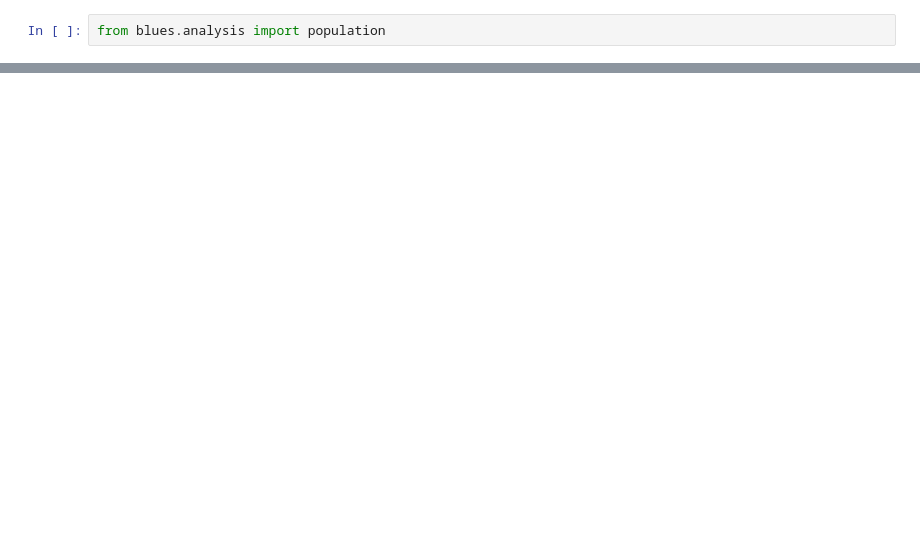
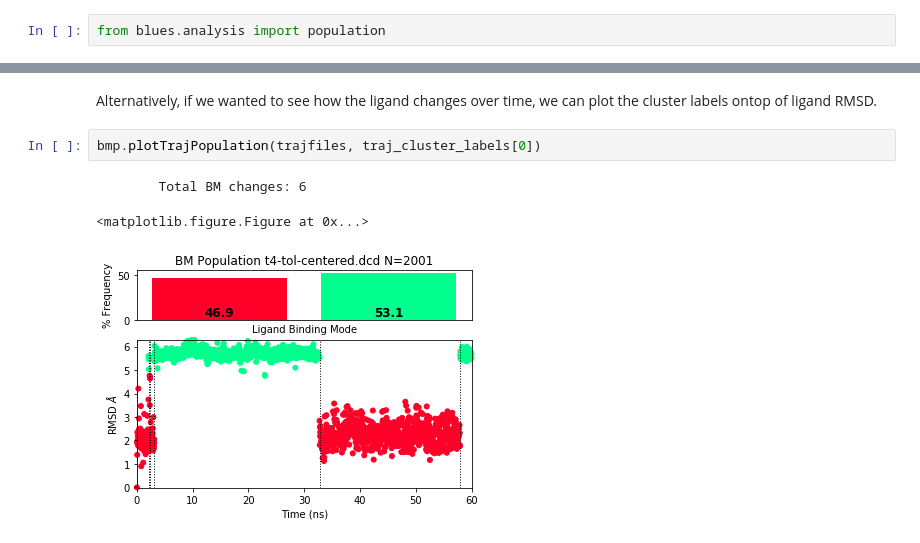
Before and after one commit to MobleyLab/blues, a Jupyter notebook: notebooks/example-id_bmodes.ipynb, the cells around one changed output, grey strips where cells are left out. Saved outputs shown, nothing was run; the diff lists cells and outputs as text; blank space fills up the shorter version.

```diff
--- a/notebooks/example-id_bmodes.ipynb
+++ b/notebooks/example-id_bmodes.ipynb
@@ -213,0 +224,8 @@ bmo.calcOccupancy(pcca_centers, pcca_labels)
+# %% [markdown]
+Alternatively, if we wanted to see how the ligand changes over time, we can plot the cluster labels ontop of ligand RMSD.
+# %%
+bmp.plotTrajPopulation(trajfiles, traj_cluster_labels[0])
+# %% [output]
+        Total BM changes: 6
+<matplotlib.figure.Figure at 0x...>
+[figure, added]
```
Also changed, not shown: parts of 26 cells of this notebook, 1 other file.
